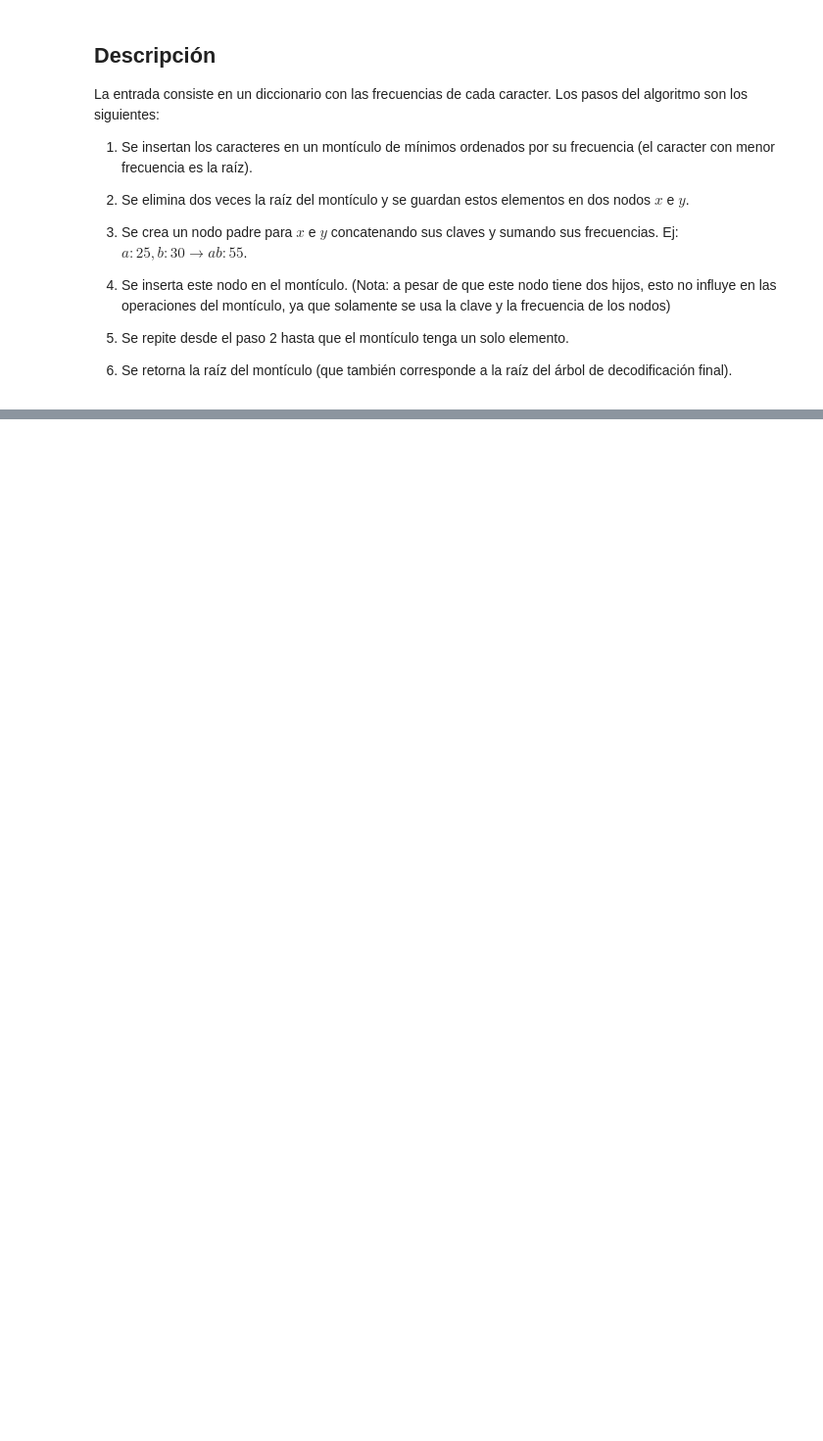
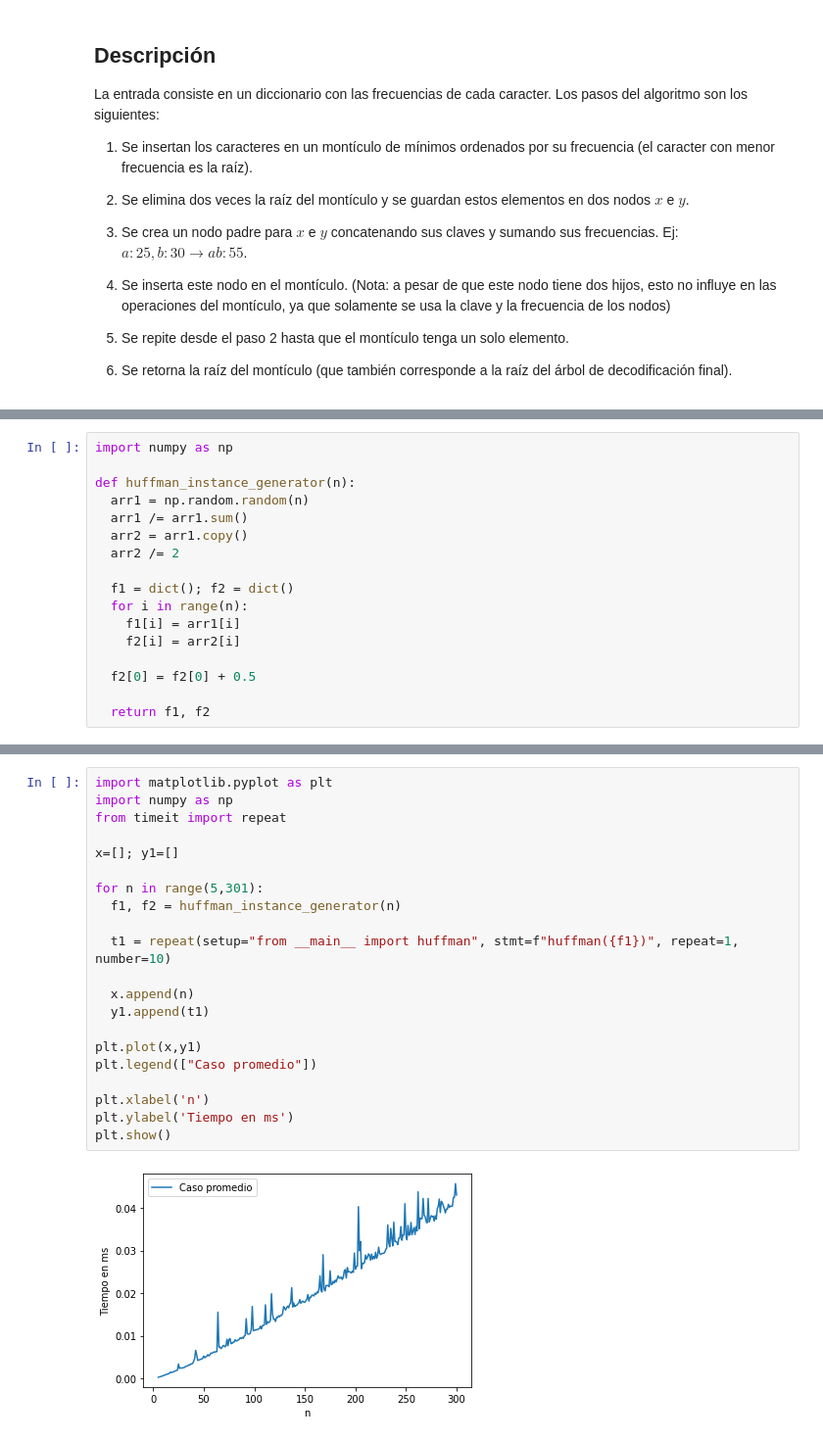
Before and after one commit to OscarRojasG/ADA-Informes, a Jupyter notebook: Código-Huffman.ipynb, the cells around one changed output, grey strips where cells are left out. Shown at 98% size. Saved outputs shown, nothing was run; the diff lists cells and outputs as text; blank space fills up the shorter version.

```diff
--- a/Código-Huffman.ipynb
+++ b/Código-Huffman.ipynb
@@ -301,3 +295,20 @@ $p_a(d_T(a) - d_T(x)) + p_b(d_T(b) - d_T(y)) + p_x(d_T(x) - d_T(a)) + p_y(d_T(y)
 $(p_a - p_x)(d_T(a) - d_T(x)) + (p_b - p_y)(d_T(b) - d_T(y)) \geq 0$
 
 Luego, sabemos que $p_a - p_x \geq 0$, pues $x$ corresponde al nodo con la menor frecuencia. De igual manera, $p_b - p_y \geq 0$. También sabemos que $d_T(a) - d_T(x) \geq 0$ y $d_T(b) - d_T(y) \geq 0$, pues $a$ y $b$ corresponden a los nodos con mayor profundidad del árbol $T$. Por lo tanto, ambos productos son positivos y la inecuación se cumple. $\Box$
+# %%
+import numpy as np
+
+def huffman_instance_generator(n):
+  arr1 = np.random.random(n)
+  arr1 /= arr1.sum()
+  arr2 = arr1.copy()
+  arr2 /= 2
+
+  f1 = dict(); f2 = dict()
+  for i in range(n):
+    f1[i] = arr1[i]
+    f2[i] = arr2[i]
+
+  f2[0] = f2[0] + 0.5
+
+  return f1, f2
@@ -303,0 +328,23 @@ Luego, sabemos que $p_a - p_x \geq 0$, pues $x$ corresponde al nodo con la menor
+# %%
+import matplotlib.pyplot as plt
+import numpy as np
+from timeit import repeat
+
+x=[]; y1=[]
+
+for n in range(5,301):
+  f1, f2 = huffman_instance_generator(n)
+
+  t1 = repeat(setup="from __main__ import huffman", stmt=f"huffman({f1})", repeat=1, number=10)
+
+  x.append(n)
+  y1.append(t1)
+
+plt.plot(x,y1)
+plt.legend(["Caso promedio"])
+
+plt.xlabel('n')
+plt.ylabel('Tiempo en ms')
+plt.show()
+# %% [output]
+[figure, added]
```
Also changed, not shown: parts of 9 cells of this notebook.
